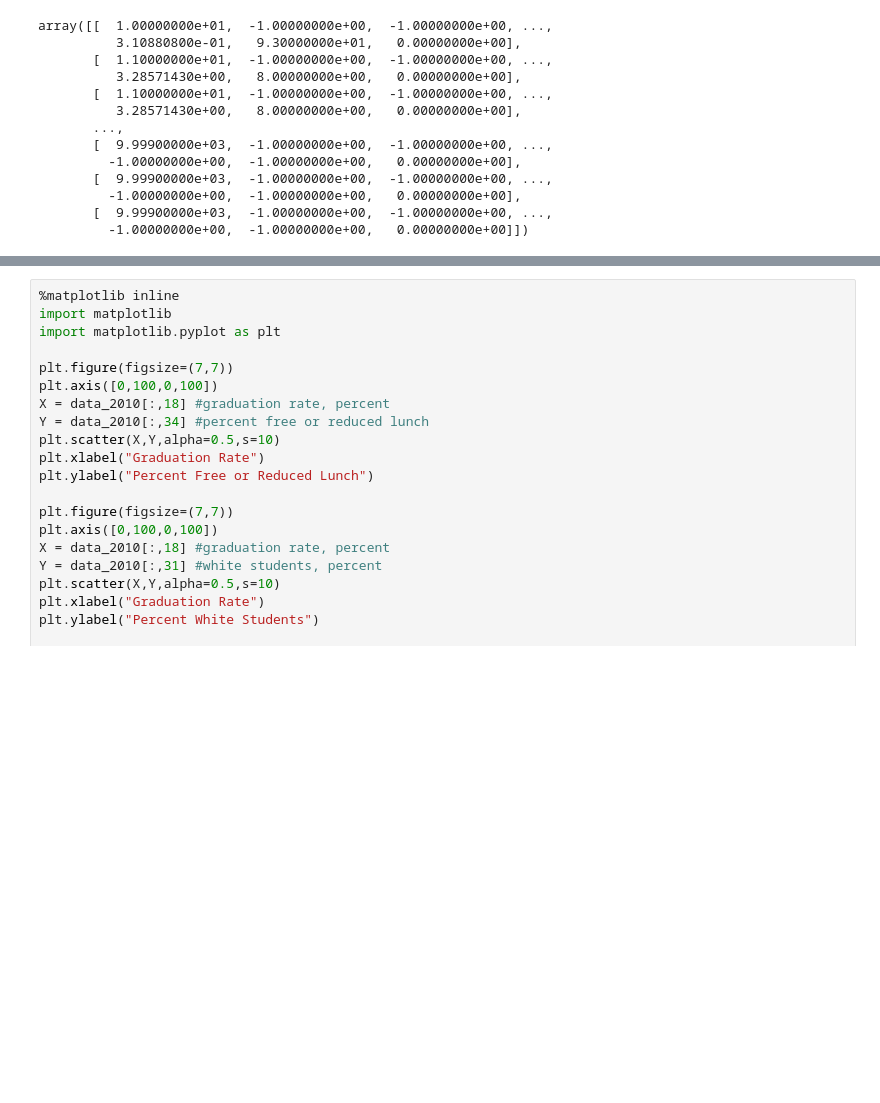
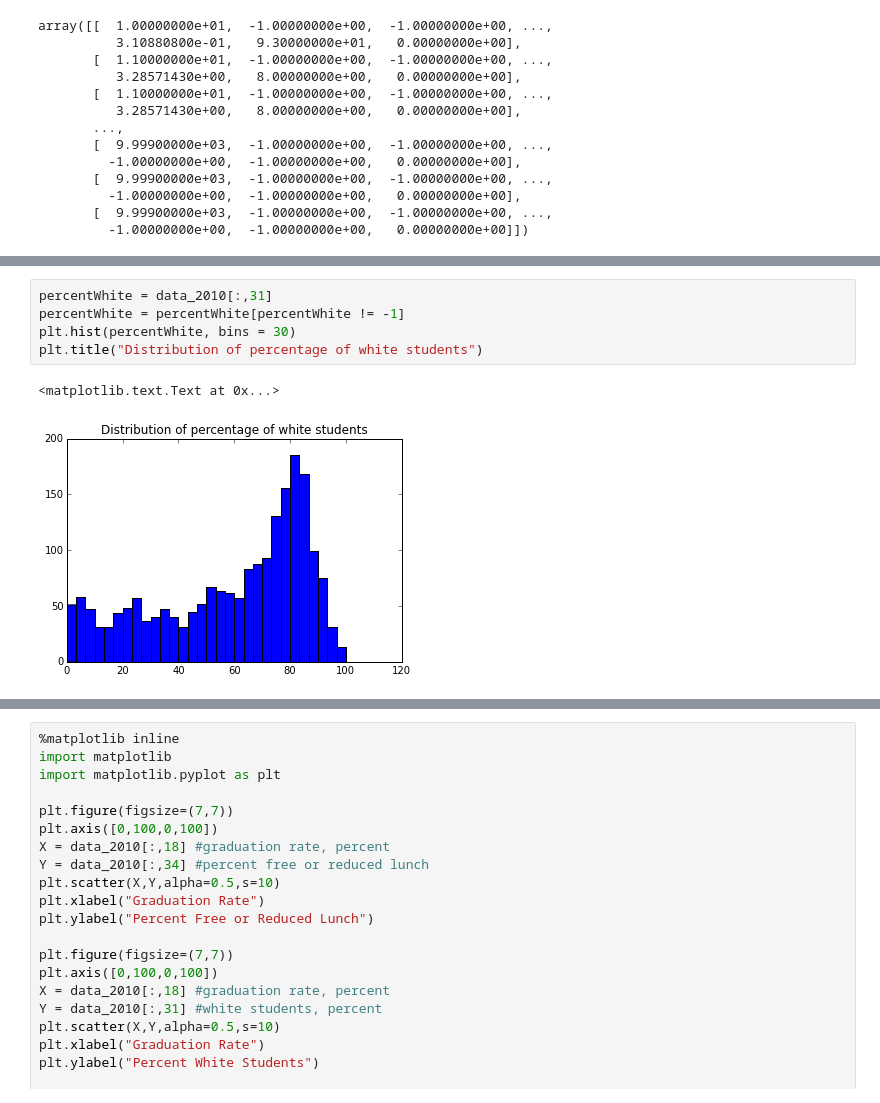
Before and after one commit to MinHyung-Kang/ColoradoEducation, a Jupyter notebook: Data_Exploration.ipynb, the cells around one changed output, grey strips where cells are left out. Cells and saved outputs as stored; diff of their text form; blank space fills up the shorter version.

```diff
--- a/Data_Exploration.ipynb
+++ b/Data_Exploration.ipynb
@@ -208,0 +226,8 @@ array([[  1.00000000e+01,  -1.00000000e+00,  -1.00000000e+00, ...,
+# %%
+percentWhite = data_2010[:,31]
+percentWhite = percentWhite[percentWhite != -1]
+plt.hist(percentWhite, bins = 30)
+plt.title("Distribution of percentage of white students")
+# %% [output]
+<matplotlib.text.Text at 0x...>
+[figure, added]
```
Also changed, not shown: parts of 13 cells of this notebook.
